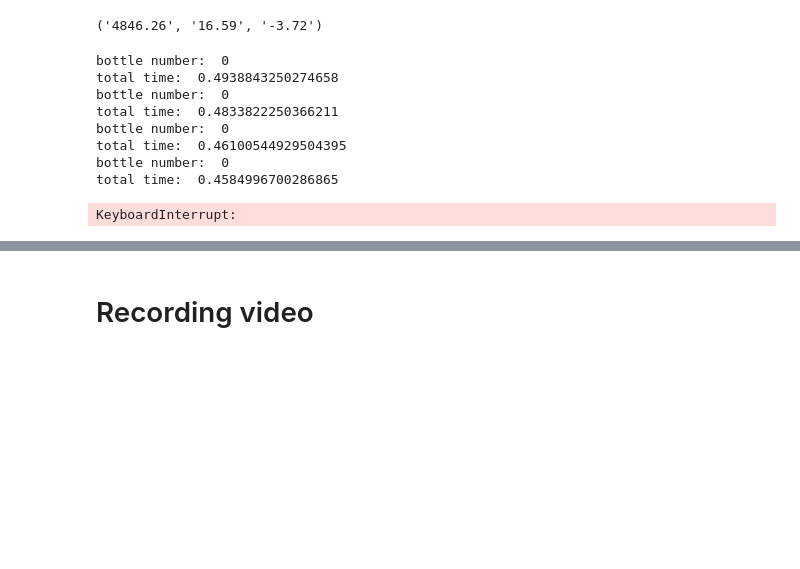
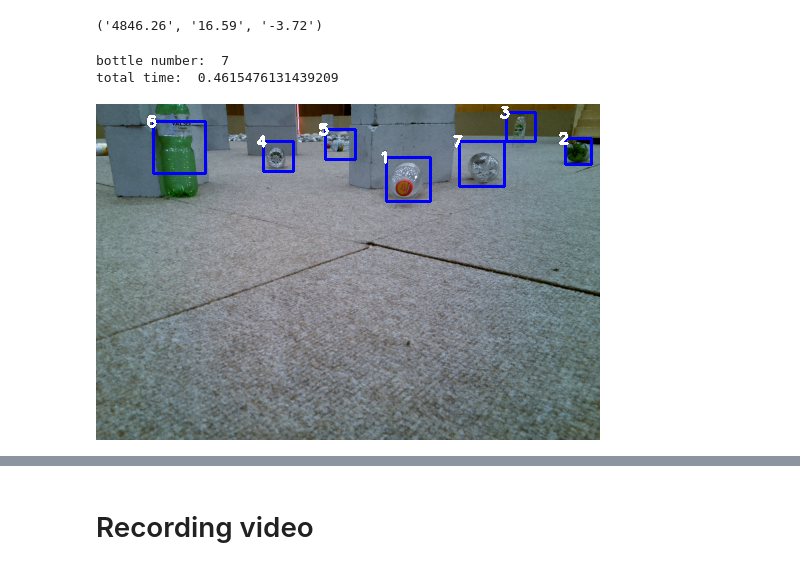
Before and after one commit to Apiquet/Visual_recognition, a Jupyter notebook: main.ipynb, the cells around one changed output, grey strips where cells are left out. Drawn from its saved outputs; the diff is of its cells as text; code cells hidden in the pictures; blank space fills up the shorter version.

```diff
--- a/main.ipynb
+++ b/main.ipynb
@@ -205,33 +204,27 @@ bottle_cascade = cv.CascadeClassifier(utils + 'biggest_haar.xml')
 # %%
 with picamera.PiCamera() as camera:
     camera.resolution = (504, 336)
     camera.rotation = 180
     camera.framerate = 60
     stream = io.BytesIO()
     for foo in camera.capture_continuous(stream, format='bmp', burst=True):
         # Truncate the stream to the current position (in case
         # prior iterations output a longer image)
         start = time.time()
         stream.truncate()
         stream.seek(0)
         file_bytes = np.asarray(bytearray(stream.read()), dtype=np.uint8)
 
         img = cv.imdecode(file_bytes, cv.IMREAD_COLOR)
-        main_process(img)
+        main_process(img,s)
         stream.seek(0)
         print("total time: ", time.time() - start)
-
+        break
 
 cv.imwrite(IMAGES_PATH + "cam_haar.png", img)
-Image(filename = IMAGES_PATH + 'cam_haar.png')
+ShowImage(filename = IMAGES_PATH + 'cam_haar.png')
 # %% [output]
-bottle number:  0
-total time:  0.4938843250274658
-bottle number:  0
-total time:  0.4833822250366211
-bottle number:  0
-total time:  0.46100544929504395
-bottle number:  0
-total time:  0.4584996700286865
+bottle number:  7
+total time:  0.4615476131439209
-KeyboardInterrupt:
+[figure, added]
 # %% [markdown]
```
Also changed, not shown: parts of 7 cells of this notebook.
